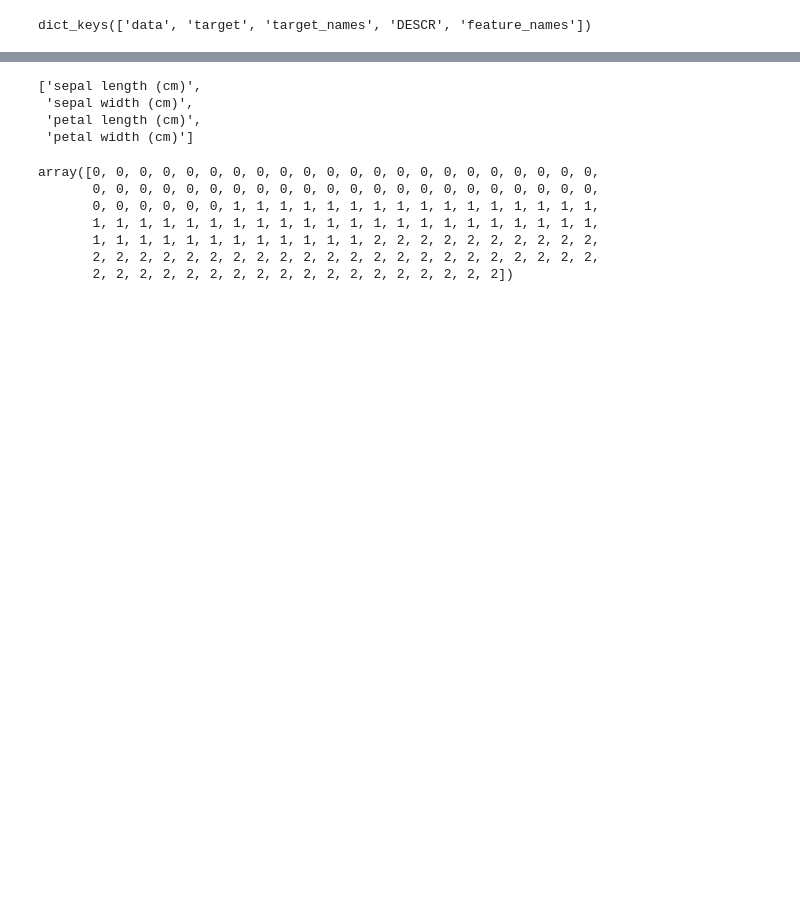
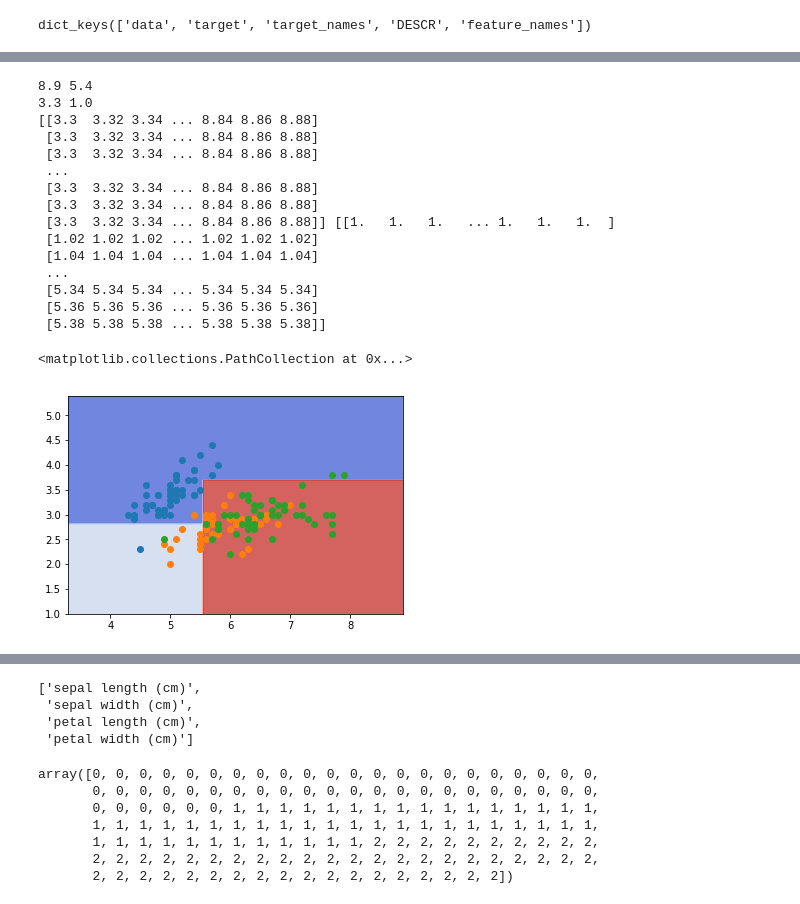
Before and after one commit to YihuiZhou-zyh/Pattern-Recognition, a Jupyter notebook: iris_plt.ipynb, the cells around one changed output, grey strips where cells are left out. Drawn from its saved outputs; the diff is of its cells as text; code cells hidden in the pictures; blank space fills up the shorter version.

```diff
--- a/iris_plt.ipynb
+++ b/iris_plt.ipynb
@@ -54,0 +39,23 @@ iris.data.shape
+# %%
+plot_decision_boundary(dt_clf, X, y)
+plt.scatter(X[y==0, 0], X[y==0, 1])
+plt.scatter(X[y==1, 0], X[y==1, 1])
+plt.scatter(X[y==2, 0], X[y==2, 1])
+# %% [output]
+8.9 5.4
+3.3 1.0
+[[3.3  3.32 3.34 ... 8.84 8.86 8.88]
+ [3.3  3.32 3.34 ... 8.84 8.86 8.88]
+ [3.3  3.32 3.34 ... 8.84 8.86 8.88]
+ ...
+ [3.3  3.32 3.34 ... 8.84 8.86 8.88]
+ [3.3  3.32 3.34 ... 8.84 8.86 8.88]
+ [3.3  3.32 3.34 ... 8.84 8.86 8.88]] [[1.   1.   1.   ... 1.   1.   1.  ]
+ [1.02 1.02 1.02 ... 1.02 1.02 1.02]
+ [1.04 1.04 1.04 ... 1.04 1.04 1.04]
+ ...
+ [5.34 5.34 5.34 ... 5.34 5.34 5.34]
+ [5.36 5.36 5.36 ... 5.36 5.36 5.36]
+ [5.38 5.38 5.38 ... 5.38 5.38 5.38]]
+<matplotlib.collections.PathCollection at 0x...>
+[figure, added]
```
Also changed, not shown: parts of 16 cells of this notebook, 29 other files.
